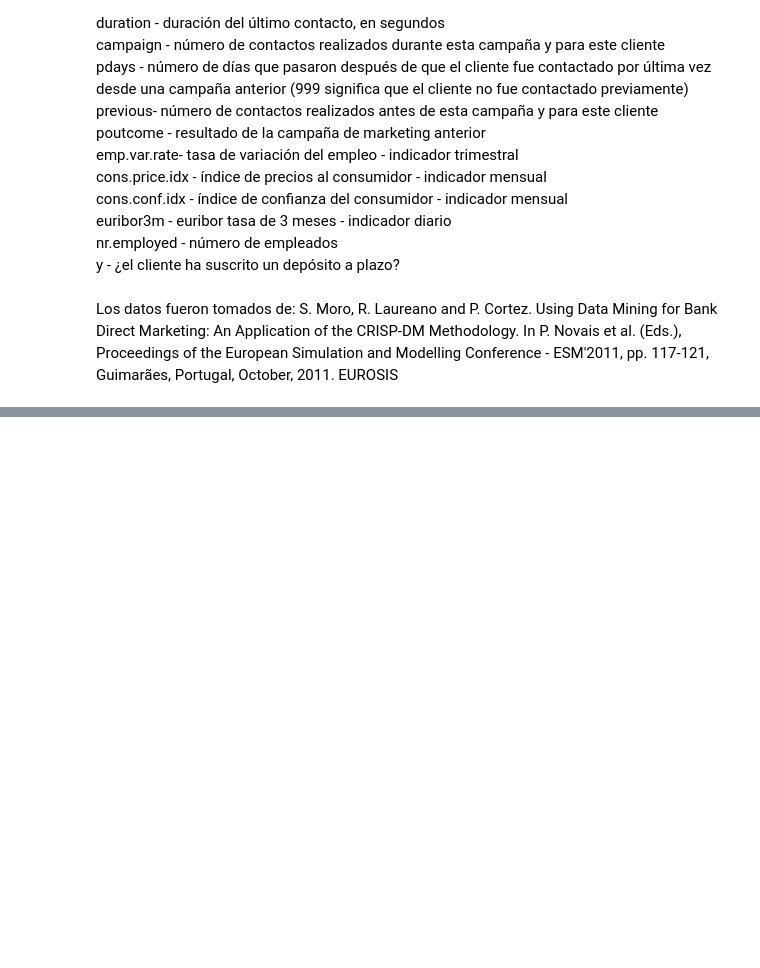
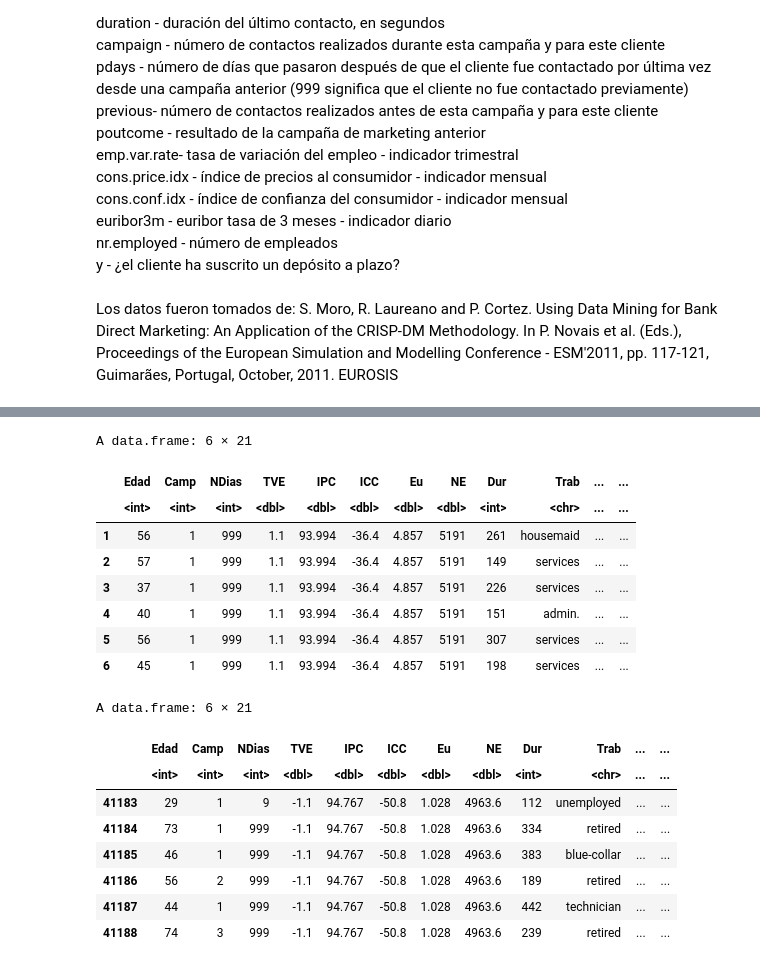
Before and after one commit to LotusZaheer/Trabajo_Muestreo-Interferencia, a Jupyter notebook: Tarea 2/Muestreo-Interfererncia.ipynb, the cells around one changed output, grey strips where cells are left out. Drawn from its saved outputs; the diff is of its cells as text; code cells hidden in the pictures; blank space fills up the shorter version.

```diff
--- a/Tarea 2/Muestreo-Interfererncia.ipynb
+++ b/Tarea 2/Muestreo-Interfererncia.ipynb
@@ -124,0 +166,22 @@ sum(is.na(R$Sus))
+# %%
+head(R)
+tail(R)
+# %% [output]
+A data.frame: 6 × 21
+|  | Edad | Camp | NDias | TVE | IPC | ICC | Eu | NE | Dur | Trab | ... | ... |
+|  | <int> | <int> | <int> | <dbl> | <dbl> | <dbl> | <dbl> | <dbl> | <int> | <chr> | ... | ... |
+| 1 | 56 | 1 | 999 | 1.1 | 93.994 | -36.4 | 4.857 | 5191 | 261 | housemaid | ... | ... |
+| 2 | 57 | 1 | 999 | 1.1 | 93.994 | -36.4 | 4.857 | 5191 | 149 | services | ... | ... |
+| 3 | 37 | 1 | 999 | 1.1 | 93.994 | -36.4 | 4.857 | 5191 | 226 | services | ... | ... |
+| 4 | 40 | 1 | 999 | 1.1 | 93.994 | -36.4 | 4.857 | 5191 | 151 | admin. | ... | ... |
+| 5 | 56 | 1 | 999 | 1.1 | 93.994 | -36.4 | 4.857 | 5191 | 307 | services | ... | ... |
+| 6 | 45 | 1 | 999 | 1.1 | 93.994 | -36.4 | 4.857 | 5191 | 198 | services | ... | ... |
+A data.frame: 6 × 21
+|  | Edad | Camp | NDias | TVE | IPC | ICC | Eu | NE | Dur | Trab | ... | ... |
+|  | <int> | <int> | <int> | <dbl> | <dbl> | <dbl> | <dbl> | <dbl> | <int> | <chr> | ... | ... |
+| 41183 | 29 | 1 | 9 | -1.1 | 94.767 | -50.8 | 1.028 | 4963.6 | 112 | unemployed | ... | ... |
+| 41184 | 73 | 1 | 999 | -1.1 | 94.767 | -50.8 | 1.028 | 4963.6 | 334 | retired | ... | ... |
+| 41185 | 46 | 1 | 999 | -1.1 | 94.767 | -50.8 | 1.028 | 4963.6 | 383 | blue-collar | ... | ... |
+| 41186 | 56 | 2 | 999 | -1.1 | 94.767 | -50.8 | 1.028 | 4963.6 | 189 | retired | ... | ... |
+| 41187 | 44 | 1 | 999 | -1.1 | 94.767 | -50.8 | 1.028 | 4963.6 | 442 | technician | ... | ... |
+| 41188 | 74 | 3 | 999 | -1.1 | 94.767 | -50.8 | 1.028 | 4963.6 | 239 | retired | ... | ... |
```
Also changed, not shown: parts of 4 cells of this notebook, 1 other file.
